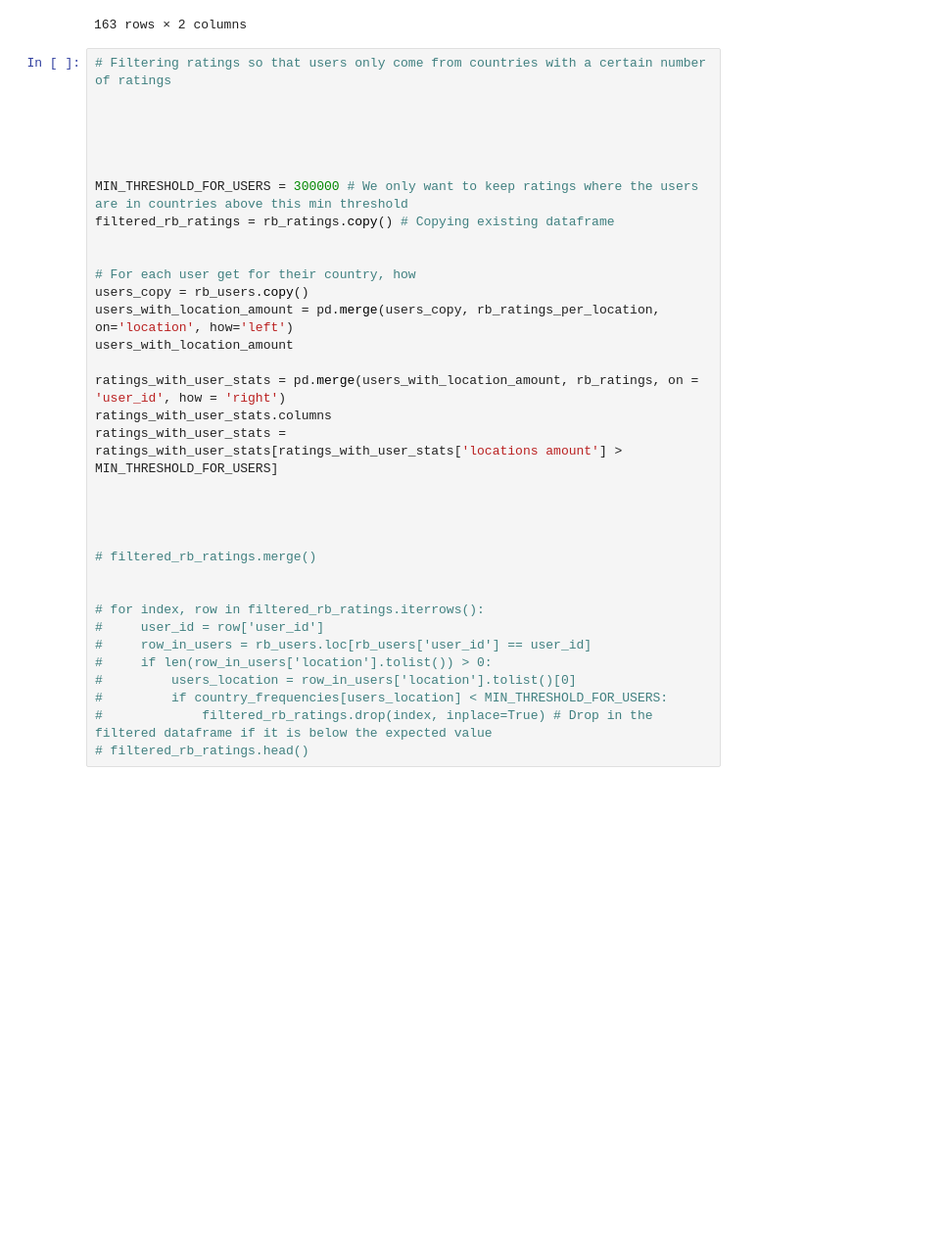
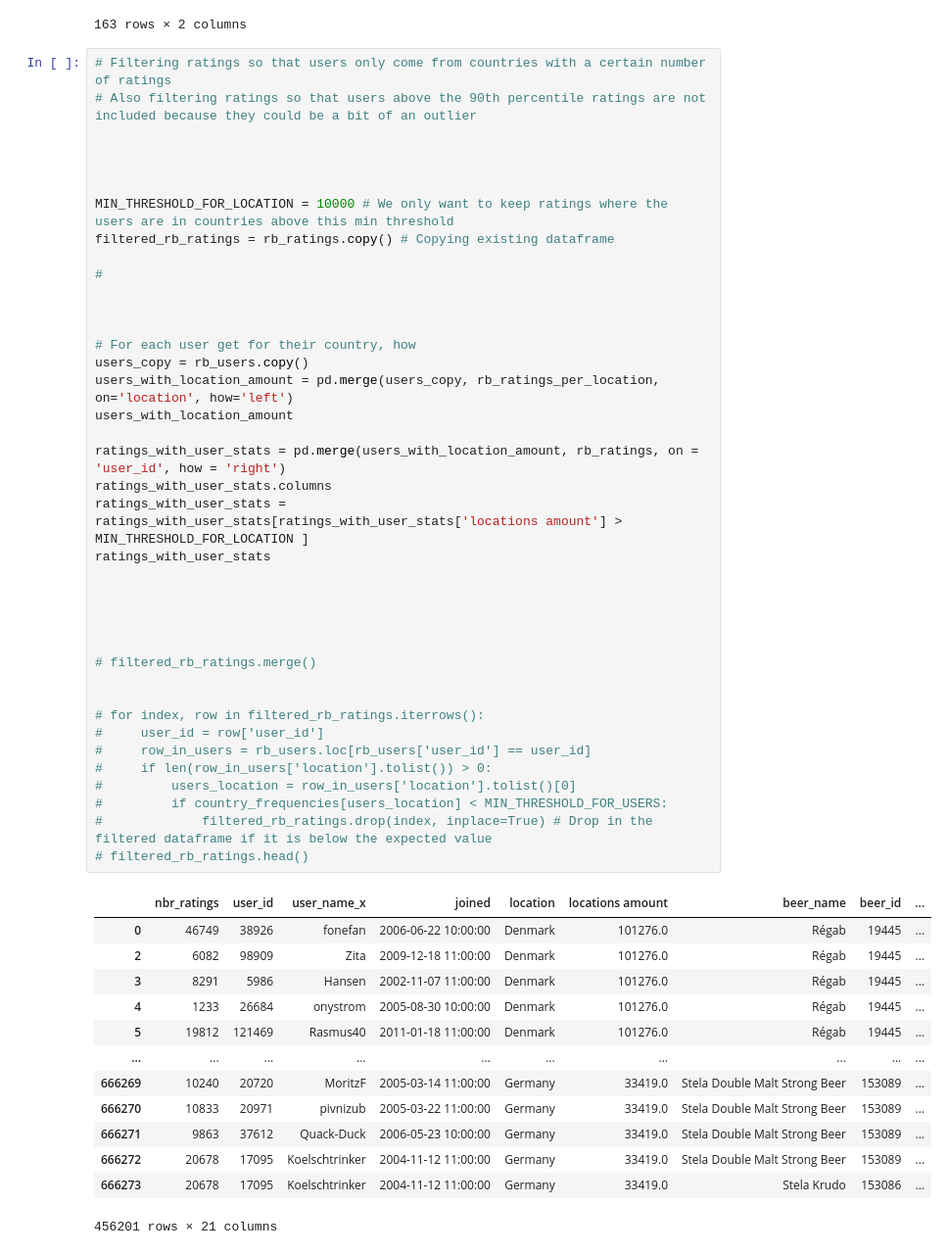
Before and after one commit to epfl-ada/ada-2023-project-vivalavada, a Jupyter notebook: map.ipynb, the cells around one changed output. Shown at 98% size. Saved outputs shown, nothing was run; the diff lists cells and outputs as text; blank space fills up the shorter version.

Commit message:
Filter on location amount and user ratings

```diff
--- a/map.ipynb
+++ b/map.ipynb
@@ -79,35 +79,54 @@ rb_ratings_per_location
 163 rows × 2 columns
 # %%
 # Filtering ratings so that users only come from countries with a certain number of ratings
+# Also filtering ratings so that users above the 90th percentile ratings are not included because they could be a bit of an outlier
 
 
 
 
+MIN_THRESHOLD_FOR_LOCATION = 10000 # We only want to keep ratings where the users are in countries above this min threshold
+filtered_rb_ratings = rb_ratings.copy() # Copying existing dataframe
 
-MIN_THRESHOLD_FOR_USERS = 300000 # We only want to keep ratings where the users are in countries above this min threshold
-filtered_rb_ratings = rb_ratings.copy() # Copying existing dataframe
+#
+
 
 
 # For each user get for their country, how
 users_copy = rb_users.copy()
 users_with_location_amount = pd.merge(users_copy, rb_ratings_per_location, on='location', how='left')
 users_with_location_amount
 
 ratings_with_user_stats = pd.merge(users_with_location_amount, rb_ratings, on = 'user_id', how = 'right')
 ratings_with_user_stats.columns
-ratings_with_user_stats = ratings_with_user_stats[ratings_with_user_stats['locations amount'] > MIN_THRESHOLD_FOR_USERS]
+ratings_with_user_stats = ratings_with_user_stats[ratings_with_user_stats['locations amount'] > MIN_THRESHOLD_FOR_LOCATION ]
+ratings_with_user_stats
+
 
 
 
 
 # filtered_rb_ratings.merge()
 
 
 # for index, row in filtered_rb_ratings.iterrows():
 #     user_id = row['user_id']
 #     row_in_users = rb_users.loc[rb_users['user_id'] == user_id]
 #     if len(row_in_users['location'].tolist()) > 0:
 #         users_location = row_in_users['location'].tolist()[0]
 #         if country_frequencies[users_location] < MIN_THRESHOLD_FOR_USERS:
 #             filtered_rb_ratings.drop(index, inplace=True) # Drop in the filtered dataframe if it is below the expected value
 # filtered_rb_ratings.head()
+# %% [output]
+|  | nbr_ratings | user_id | user_name_x | joined | location | locations amount | beer_name | beer_id | ... |
+| 0 | 46749 | 38926 | fonefan | 2006-06-22 10:00:00 | Denmark | 101276.0 | Régab | 19445 | ... |
+| 2 | 6082 | 98909 | Zita | 2009-12-18 11:00:00 | Denmark | 101276.0 | Régab | 19445 | ... |
+| 3 | 8291 | 5986 | Hansen | 2002-11-07 11:00:00 | Denmark | 101276.0 | Régab | 19445 | ... |
+| 4 | 1233 | 26684 | onystrom | 2005-08-30 10:00:00 | Denmark | 101276.0 | Régab | 19445 | ... |
+| 5 | 19812 | 121469 | Rasmus40 | 2011-01-18 11:00:00 | Denmark | 101276.0 | Régab | 19445 | ... |
+| ... | ... | ... | ... | ... | ... | ... | ... | ... | ... |
+| 666269 | 10240 | 20720 | MoritzF | 2005-03-14 11:00:00 | Germany | 33419.0 | Stela Double Malt Strong Beer | 153089 | ... |
+| 666270 | 10833 | 20971 | pivnizub | 2005-03-22 11:00:00 | Germany | 33419.0 | Stela Double Malt Strong Beer | 153089 | ... |
+| 666271 | 9863 | 37612 | Quack-Duck | 2006-05-23 10:00:00 | Germany | 33419.0 | Stela Double Malt Strong Beer | 153089 | ... |
+| 666272 | 20678 | 17095 | Koelschtrinker | 2004-11-12 11:00:00 | Germany | 33419.0 | Stela Double Malt Strong Beer | 153089 | ... |
+| 666273 | 20678 | 17095 | Koelschtrinker | 2004-11-12 11:00:00 | Germany | 33419.0 | Stela Krudo | 153086 | ... |
+456201 rows × 21 columns
```
